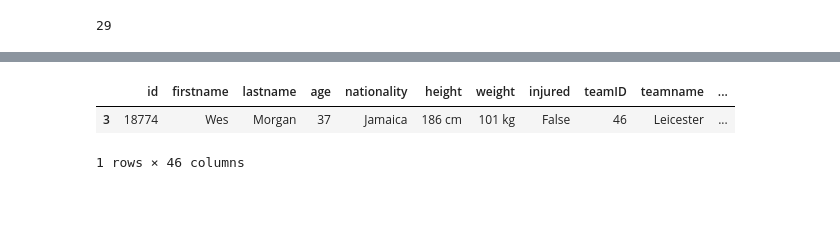
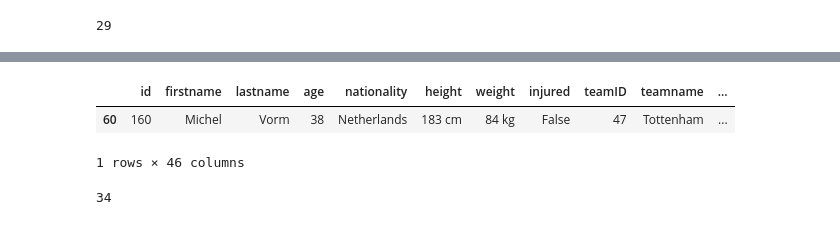
Before and after one commit to KamenDamov/PL-ML-Project, a Jupyter notebook: Football API Data.ipynb, the cells around one changed output, grey strips where cells are left out. Drawn from its saved outputs; the diff is of its cells as text; code cells hidden in the pictures.

```diff
--- a/Football API Data.ipynb
+++ b/Football API Data.ipynb
@@ -13,7 +13,7 @@ for i in range(1,30):
     counter+=1
     url = "https://api-football-v1.p.rapidapi.com/v3/players"
 
-    querystring = {"league":"39","season":"2016","page":str(i)}
+    querystring = {"league":"39","season":"2015","page":str(i)}
 
     headers = {
         "X-RapidAPI-Host": "api-football-v1.p.rapidapi.com",
@@ -55,12 +54,12 @@ counter
 29
 # %%
 #complete year array
-for i in range(30,35):
+for i in range(30,39):
     counter+=1
     url = "https://api-football-v1.p.rapidapi.com/v3/players"
 
     #YEAR TO CHANGE IN QUERY
-    querystring = {"league":"39","season":"2016","page":str(i)}
+    querystring = {"league":"39","season":"2015","page":str(i)}
 
     headers = {
         "X-RapidAPI-Host": "api-football-v1.p.rapidapi.com",
@@ -257,8 +259,8 @@ df
 # %%
 gb = df.groupby(df['lastname']).count()#=='Kane'].goalAssists
-df[df['lastname']=='Morgan']
+df[df['lastname']=='Vorm']
 # %% [output]
 |  | id | firstname | lastname | age | nationality | height | weight | injured | teamID | teamname | ... |
-| 3 | 18774 | Wes | Morgan | 37 | Jamaica | 186 cm | 101 kg | False | 46 | Leicester | ... |
+| 60 | 160 | Michel | Vorm | 38 | Netherlands | 183 cm | 84 kg | False | 47 | Tottenham | ... |
 1 rows × 46 columns
 # %%
@@ -268,0 +271,4 @@ df.to_csv('data2016&2017.csv')
+# %%
+counter
+# %% [output]
+34
```
Also changed, not shown: parts of 11 cells of this notebook, 1 other file.
